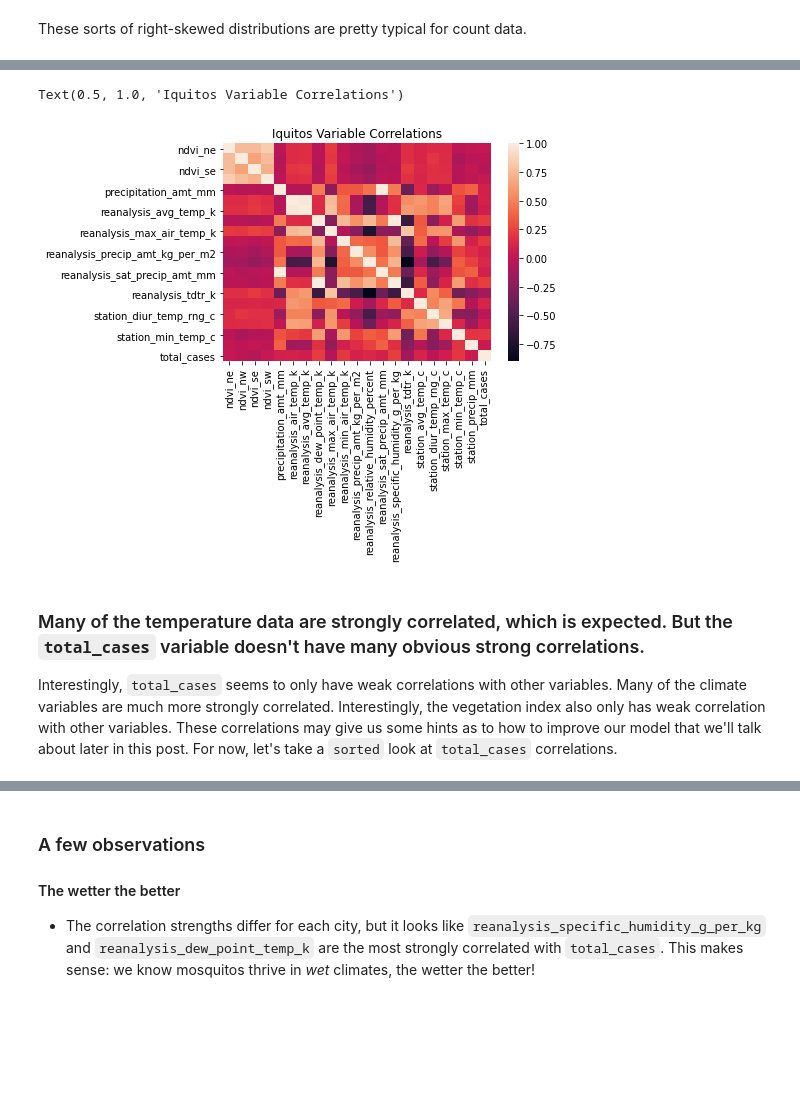
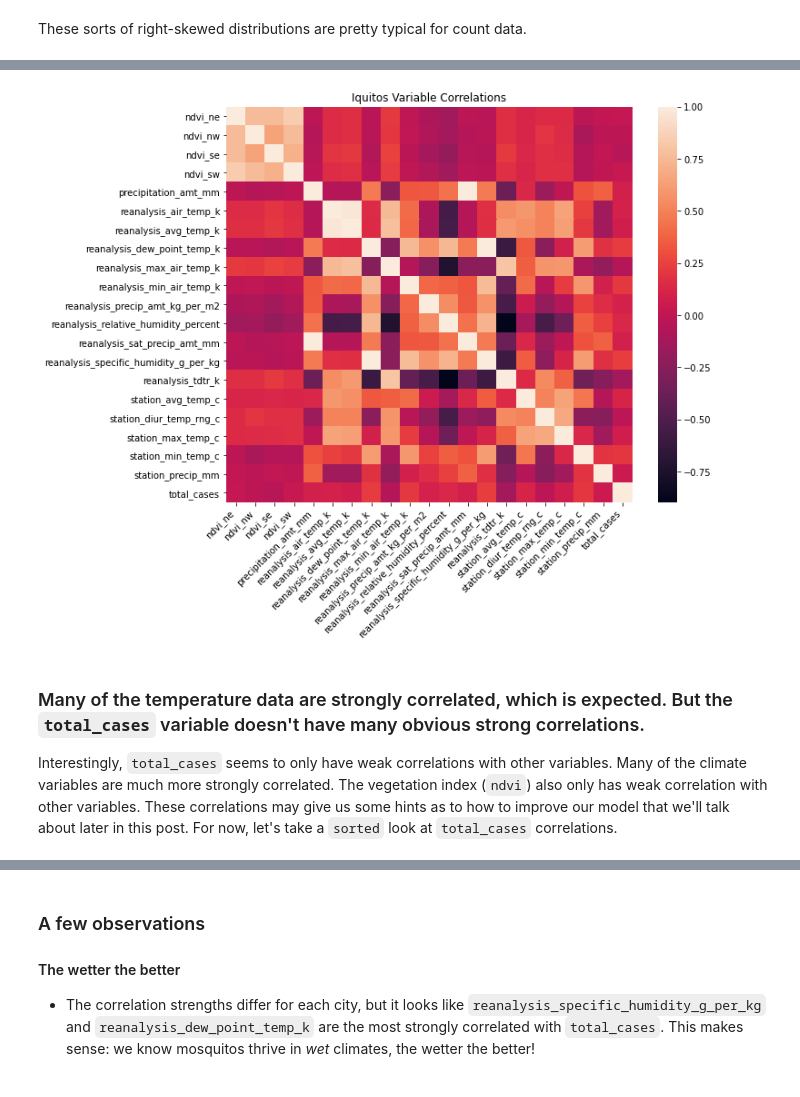
Before and after one commit to drivendataorg/intro-to-reproducible-ml, a Jupyter notebook: notebooks/dengue-ml-tutorial.ipynb, the cells around one changed output, grey strips where cells are left out. Drawn from its saved outputs; the diff is of its cells as text; code cells hidden in the pictures; blank space fills up the shorter version.

```diff
--- a/notebooks/dengue-ml-tutorial.ipynb
+++ b/notebooks/dengue-ml-tutorial.ipynb
@@ -273,14 +278,15 @@ Text(0.5, 1.0, 'San Juan Variable Correlations')
 # %%
-# plot iquitos
-iq_corr_heat = sns.heatmap(iq_correlations)
-plt.title('Iquitos Variable Correlations')
+# plot san juan
+fig, ax = plt.subplots(figsize=(10, 8))
+iq_corr_heat = sns.heatmap(iq_correlations, ax=ax)
+plt.xticks(rotation=45, ha='right')
+plt.title('Iquitos Variable Correlations');
 # %% [output]
-Text(0.5, 1.0, 'Iquitos Variable Correlations')
-[figure, old version]
+[figure, new version]
 # %% [markdown]
 ### Many of the temperature data are strongly correlated, which is expected. But the `total_cases` variable doesn't have many obvious strong correlations.
 
-Interestingly, `total_cases` seems to only have weak correlations with other variables. Many of the climate variables are much more strongly correlated. Interestingly, the vegetation index also only has weak correlation with other variables. These correlations may give us some hints as to how to improve our model that we'll talk about later in this post. For now, let's take a `sorted` look at `total_cases` correlations.
+Interestingly, `total_cases` seems to only have weak correlations with other variables. Many of the climate variables are much more strongly correlated. The vegetation index (`ndvi`) also only has weak correlation with other variables. These correlations may give us some hints as to how to improve our model that we'll talk about later in this post. For now, let's take a `sorted` look at `total_cases` correlations.
 # %%
 # San Juan
 (sj_correlations
```
Also changed, not shown: parts of 16 cells of this notebook, 2 other files.
